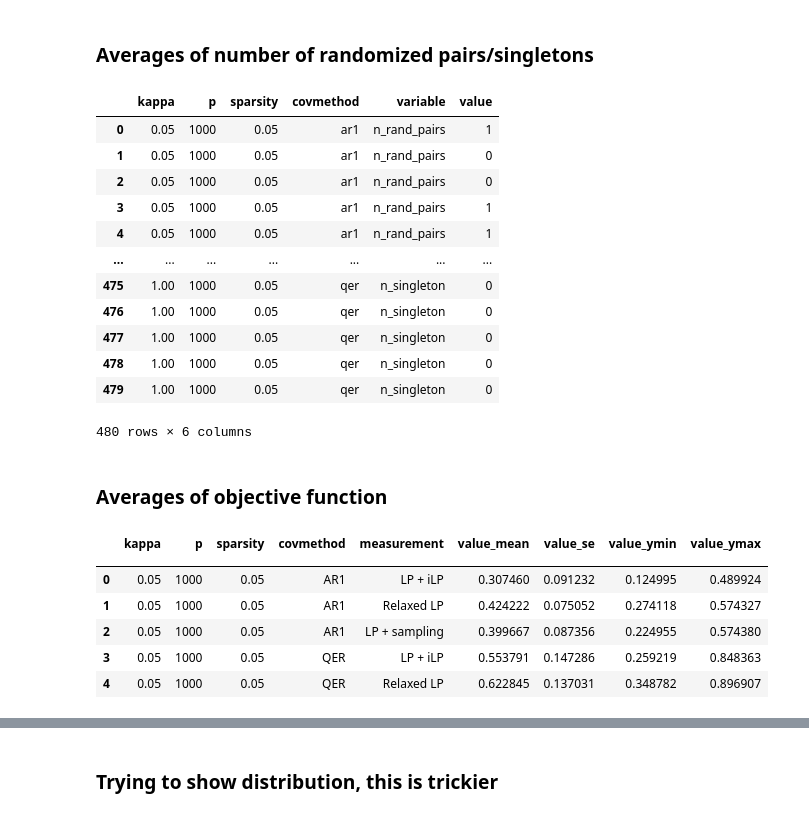
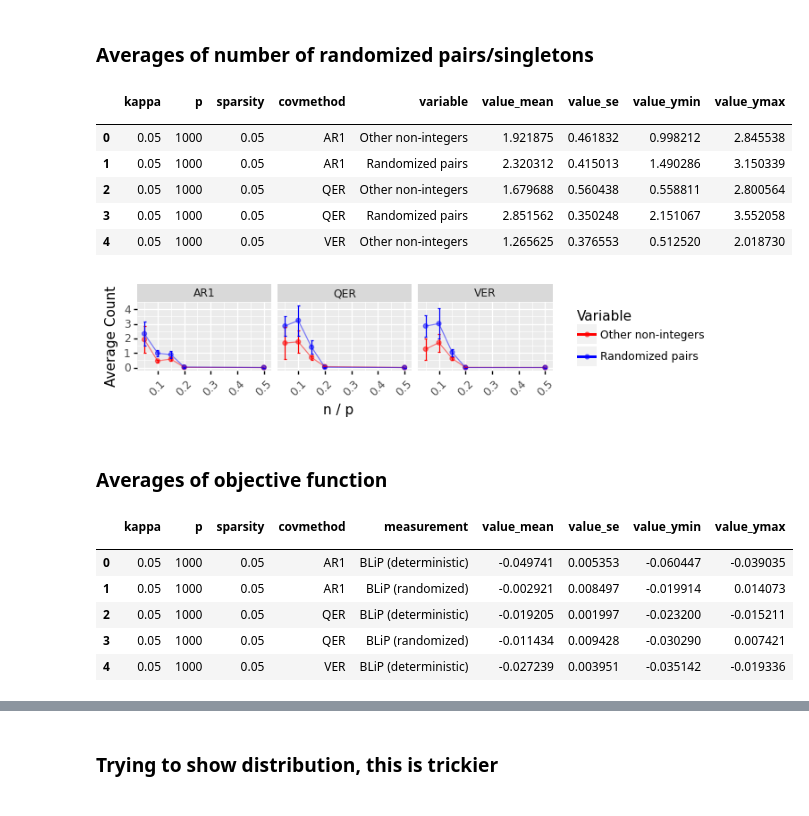
Before and after one commit to amspector100/blip_sims, a Jupyter notebook: final-plots.ipynb, the cells around one changed output, grey strips where cells are left out. Saved outputs shown, nothing was run; the diff lists cells and outputs as text; code cells hidden in the pictures.

```diff
--- a/final-plots.ipynb
+++ b/final-plots.ipynb
@@ -16,7 +16,7 @@ from plotnine import *
 
 import knockpy
 # %%
-def calc_mean_sem(data, group_vals, meas):
+def calc_mean_sem(data, group_vals, meas, trunc_zero=True):
     """
     Groups data by group_vals and then calculates mean, standard error
     for each column.
@@ -25,7 +25,9 @@ def calc_mean_sem(data, group_vals, meas):
     for m in meas:
         agg_df[f'{m}_mean'] = agg_df[m]['mean']
         agg_df[f'{m}_se'] = agg_df[m]['sem']
-        agg_df[f'{m}_ymin'] =  np.maximum(0, agg_df[f'{m}_mean'] - 2*agg_df[f'{m}_se'])
+        agg_df[f'{m}_ymin'] =  agg_df[f'{m}_mean'] - 2*agg_df[f'{m}_se']
+        if trunc_zero:
+            agg_df[f'{m}_ymin'] = np.maximum(0, agg_df[f'{m}_ymin'])
         agg_df[f'{m}_ymax'] =  agg_df[f'{m}_mean'] + 2*agg_df[f'{m}_se']
 
     return agg_df.loc[:, agg_df.columns.get_level_values(1) == '']
@@ -151,34 +270,57 @@ cov_dict = {'ar1':'AR1', 'ver':'VER', 'qer':'QER'}
 # %% [markdown]
 ### Averages of number of randomized pairs/singletons
 # %%
-
+var_dict = {
+    'n_singleton':'Other non-integers', 'n_rand_pairs':'Randomized pairs'
+}
 mdata = pd.melt(
     data[id_vars + ['n_rand_pairs', 'n_singleton']],
     id_vars=id_vars,
     var_name='variable',
     value_name='value'
 )
+mdata['variable'] = mdata['variable'].map(var_dict)
+agg_df = calc_mean_sem(mdata, group_vals=id_vars + ['variable'], meas=['value'])
+agg_df['covmethod'] = agg_df['covmethod'].map(cov_dict)
+agg_df.head()
 # %% [output]
-|  | kappa | p | sparsity | covmethod | variable | value |
-| 0 | 0.05 | 1000 | 0.05 | ar1 | n_rand_pairs | 1 |
-| 1 | 0.05 | 1000 | 0.05 | ar1 | n_rand_pairs | 0 |
-| 2 | 0.05 | 1000 | 0.05 | ar1 | n_rand_pairs | 0 |
-| 3 | 0.05 | 1000 | 0.05 | ar1 | n_rand_pairs | 1 |
-| 4 | 0.05 | 1000 | 0.05 | ar1 | n_rand_pairs | 1 |
-| ... | ... | ... | ... | ... | ... | ... |
-| 475 | 1.00 | 1000 | 0.05 | qer | n_singleton | 0 |
-| 476 | 1.00 | 1000 | 0.05 | qer | n_singleton | 0 |
-| 477 | 1.00 | 1000 | 0.05 | qer | n_singleton | 0 |
-| 478 | 1.00 | 1000 | 0.05 | qer | n_singleton | 0 |
-| 479 | 1.00 | 1000 | 0.05 | qer | n_singleton | 0 |
+|  | kappa | p | sparsity | covmethod | variable | value_mean | value_se | value_ymin | value_ymax |
+|  |  |  |  |  |  |  |  |  |  |
+| 0 | 0.05 | 1000 | 0.05 | AR1 | Other non-integers | 1.921875 | 0.461832 | 0.998212 | 2.845538 |
+| 1 | 0.05 | 1000 | 0.05 | AR1 | Randomized pairs | 2.320312 | 0.415013 | 1.490286 | 3.150339 |
+| 2 | 0.05 | 1000 | 0.05 | QER | Other non-integers | 1.679688 | 0.560438 | 0.558811 | 2.800564 |
+| 3 | 0.05 | 1000 | 0.05 | QER | Randomized pairs | 2.851562 | 0.350248 | 2.151067 | 3.552058 |
+| 4 | 0.05 | 1000 | 0.05 | VER | Other non-integers | 1.265625 | 0.376553 | 0.512520 | 2.018730 |
-480 rows × 6 columns
+# %%
+g = (
+    ggplot(
+        agg_df, aes(x='kappa', y='value_mean', color='variable')
+    )
+    + geom_point(alpha=0.5)
+    + geom_line(alpha=0.5)
+    + geom_errorbar(aes(ymin="value_ymin", ymax="value_ymax"), width=0.01)
+    + facet_wrap("~covmethod")
+    + labs(x=r'n / p', y='Average Count', color='Variable')
+    + theme(
+        figure_size=(6,1),
+        axis_text_x=element_text(angle=45)
+    )
+    + scale_color_manual(['red', 'blue'])
+
+)
+g.save("final-plots/section2/randomization_counts.png", dpi=500)
+print(g)
+# %% [output]
+[figure, added]
 # %% [markdown]
 ### Averages of objective function
 # %%
+data['epower_ilp_diff'] = (data['epower_ilp']  - data['epower_lp'])
+data['epower_sample_diff'] =  (data['epower_sample'] - data['epower_lp'])
 meas_dict = {
-    'epower_lp':'Relaxed LP',
-    'epower_ilp':'LP + iLP',
-    'epower_sample':'LP + sampling'
+    #'epower_lp':'Relaxed LP',
+    'epower_ilp_diff':'BLiP (deterministic)',
+    'epower_sample_diff':'BLiP (randomized)'
 }
 meas = list(meas_dict.keys())
 # melt
@@ -192,7 +334,8 @@ mdata = pd.melt(
 agg_df = calc_mean_sem(
     mdata,
     group_vals=id_vars + ['measurement'],
-    meas=['value']
+    meas=['value'],
+    trunc_zero=False
 )
 agg_df['measurement'] = agg_df['measurement'].map(meas_dict)
 agg_df['covmethod'] = agg_df['covmethod'].map(cov_dict)
@@ -200,11 +343,11 @@ agg_df.head()
 # %% [output]
 |  | kappa | p | sparsity | covmethod | measurement | value_mean | value_se | value_ymin | value_ymax |
 |  |  |  |  |  |  |  |  |  |  |
-| 0 | 0.05 | 1000 | 0.05 | AR1 | LP + iLP | 0.307460 | 0.091232 | 0.124995 | 0.489924 |
-| 1 | 0.05 | 1000 | 0.05 | AR1 | Relaxed LP | 0.424222 | 0.075052 | 0.274118 | 0.574327 |
-| 2 | 0.05 | 1000 | 0.05 | AR1 | LP + sampling | 0.399667 | 0.087356 | 0.224955 | 0.574380 |
-| 3 | 0.05 | 1000 | 0.05 | QER | LP + iLP | 0.553791 | 0.147286 | 0.259219 | 0.848363 |
-| 4 | 0.05 | 1000 | 0.05 | QER | Relaxed LP | 0.622845 | 0.137031 | 0.348782 | 0.896907 |
+| 0 | 0.05 | 1000 | 0.05 | AR1 | BLiP (deterministic) | -0.049741 | 0.005353 | -0.060447 | -0.039035 |
+| 1 | 0.05 | 1000 | 0.05 | AR1 | BLiP (randomized) | -0.002921 | 0.008497 | -0.019914 | 0.014073 |
+| 2 | 0.05 | 1000 | 0.05 | QER | BLiP (deterministic) | -0.019205 | 0.001997 | -0.023200 | -0.015211 |
+| 3 | 0.05 | 1000 | 0.05 | QER | BLiP (randomized) | -0.011434 | 0.009428 | -0.030290 | 0.007421 |
+| 4 | 0.05 | 1000 | 0.05 | VER | BLiP (deterministic) | -0.027239 | 0.003951 | -0.035142 | -0.019336 |
 # %%
 g = (
     ggplot(
```
Also changed, not shown: parts of 11 cells of this notebook, 8 other files.
